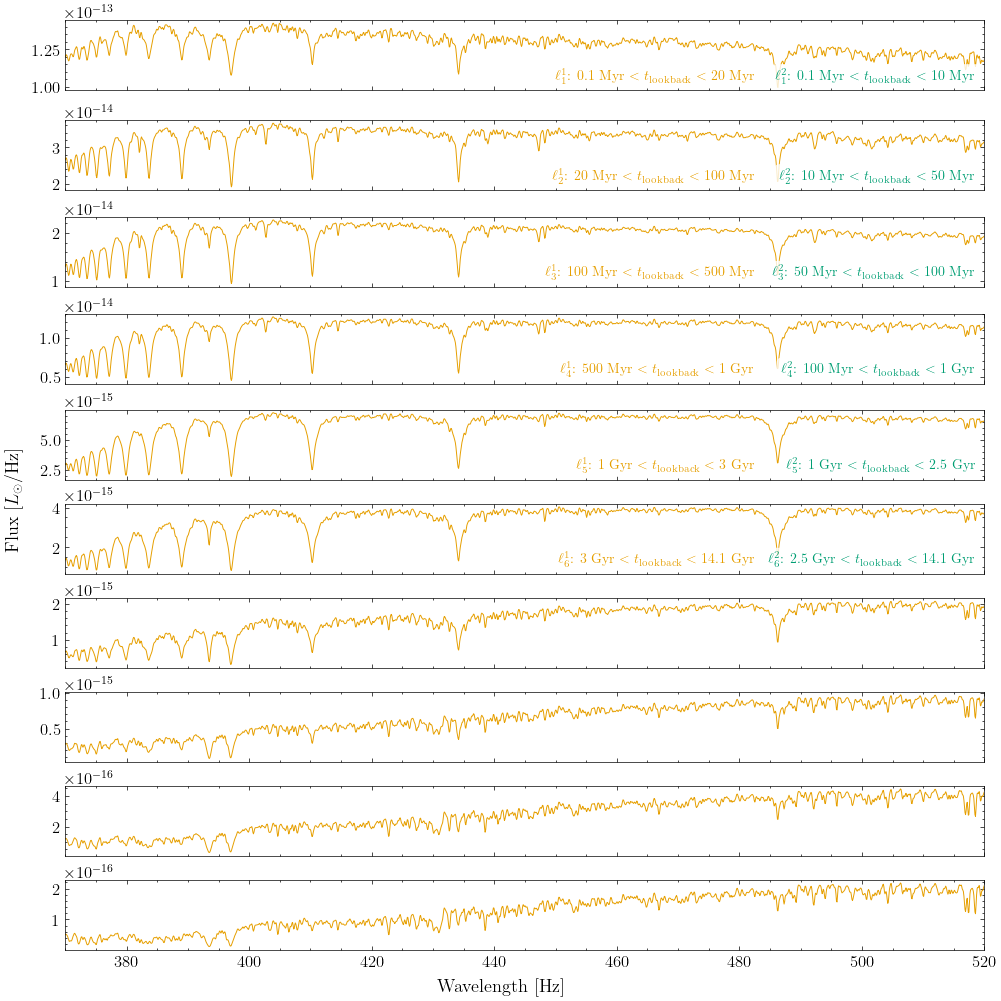
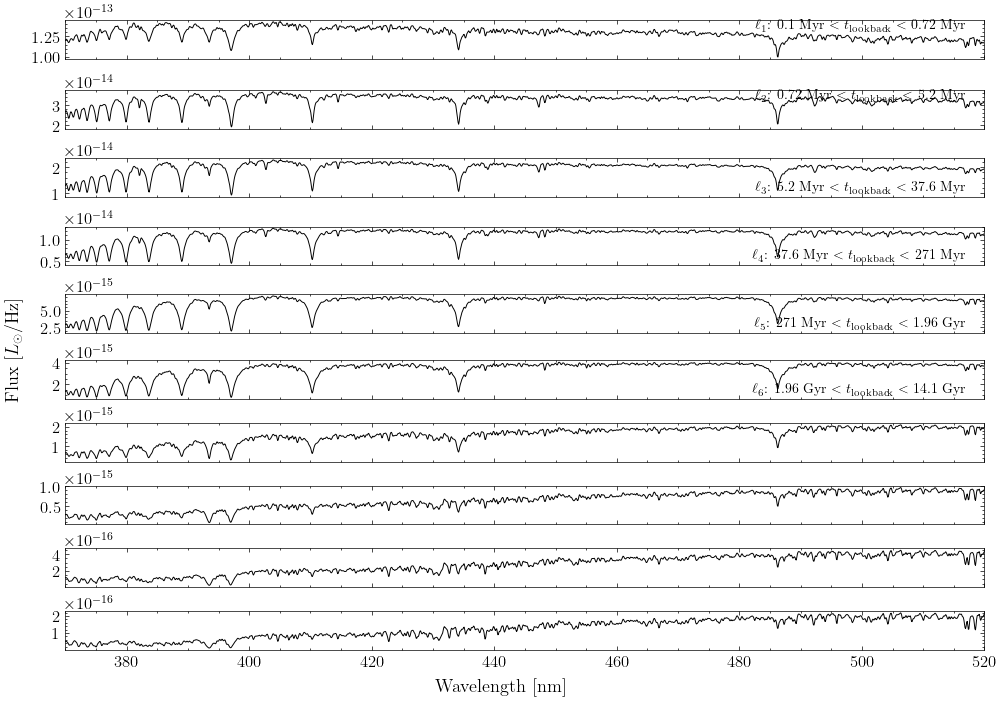
Code edit (unified diff) that turned the first committed figure into the second:
--- before
+++ after
@@ -1,28 +1,34 @@
-fig, ax = plt.subplots(10, 1, figsize=(10, 10), sharex=True, constrained_layout=True)
+fig, ax = plt.subplots(10, 1, figsize=(10, 7), sharex=True, constrained_layout=True)
 
 for i, spec in enumerate(avg_spectra):
-    ax[i].plot(w/10, spec, 'C0', linewidth=0.7)
+    ax[i].plot(w/10, spec, 'k', linewidth=0.7)
 
-label_box = dict(boxstyle='round', facecolor='white', alpha=0.8, edgecolor='none')
+# label_box = dict(boxstyle='round', facecolor='white', alpha=0.8, edgecolor='none')
 
+ax[0].text(0.98, 0.7, '$\\ell_1$: 0.1 Myr $<t_\\mathrm{lookback}<$ 0.72 Myr', transform=ax[0].transAxes, horizontalalignment='right', verticalalignment='bottom', fontsize=10, color='k', fontweight='bold')
+ax[1].text(0.98, 0.7, '$\\ell_2$: 0.72 Myr $<t_\\mathrm{lookback}<$ 5.2 Myr', transform=ax[1].transAxes, horizontalalignment='right', verticalalignment='bottom', fontsize=10, color='k', fontweight='bold')
+ax[2].text(0.98, 0.1, '$\\ell_3$: 5.2 Myr $<t_\\mathrm{lookback}<$ 37.6 Myr', transform=ax[2].transAxes, horizontalalignment='right', verticalalignment='bottom', fontsize=10, color='k', fontweight='bold')
+ax[3].text(0.98, 0.1, '$\\ell_4$: 37.6 Myr $<t_\\mathrm{lookback}<$ 271 Myr', transform=ax[3].transAxes, horizontalalignment='right', verticalalignment='bottom', fontsize=10, color='k', fontweight='bold')
+ax[4].text(0.98, 0.1, '$\\ell_5$: 271 Myr $<t_\\mathrm{lookback}<$ 1.96 Gyr', transform=ax[4].transAxes, horizontalalignment='right', verticalalignment='bottom', fontsize=10, color='k', fontweight='bold')
+ax[5].text(0.98, 0.1, '$\\ell_6$: 1.96 Gyr $<t_\\mathrm{lookback}<$ 14.1 Gyr', transform=ax[5].transAxes, horizontalalignment='right', verticalalignment='bottom', fontsize=10, color='k', fontweight='bold')
 
-ax[0].text(0.75, 0.1, '$\\ell_1^1$: 0.1 Myr $<t_\\mathrm{lookback}<$ 20 Myr', transform=ax[0].transAxes, horizontalalignment='right', verticalalignment='bottom', fontsize=10, color='C0', fontweight='bold', bbox=label_box)
-ax[1].text(0.75, 0.1, '$\\ell_2^1$: 20 Myr $<t_\\mathrm{lookback}<$ 100 Myr', transform=ax[1].transAxes, horizontalalignment='right', verticalalignment='bottom', fontsize=10, color='C0', fontweight='bold', bbox=label_box)
-ax[2].text(0.75, 0.1, '$\\ell_3^1$: 100 Myr $<t_\\mathrm{lookback}<$ 500 Myr', transform=ax[2].transAxes, horizontalalignment='right', verticalalignment='bottom', fontsize=10, color='C0', fontweight='bold', bbox=label_box)
-ax[3].text(0.75, 0.1, '$\\ell_4^1$: 500 Myr $<t_\\mathrm{lookback}<$ 1 Gyr', transform=ax[3].transAxes, horizontalalignment='right', verticalalignment='bottom', fontsize=10, color='C0', fontweight='bold', bbox=label_box)
-ax[4].text(0.75, 0.1, '$\\ell_5^1$: 1 Gyr $<t_\\mathrm{lookback}<$ 3 Gyr', transform=ax[4].transAxes, horizontalalignment='right', verticalalignment='bottom', fontsize=10, color='C0', fontweight='bold', bbox=label_box)
-ax[5].text(0.75, 0.1, '$\\ell_6^1$: 3 Gyr $<t_\\mathrm{lookback}<$ 14.1 Gyr', transform=ax[5].transAxes, horizontalalignment='right', verticalalignment='bottom', fontsize=10, color='C0', fontweight='bold', bbox=label_box)
+# ax[0].text(0.75, 0.1, '$\\ell_1^1$: 0.1 Myr $<t_\\mathrm{lookback}<$ 20 Myr', transform=ax[0].transAxes, horizontalalignment='right', verticalalignment='bottom', fontsize=10, color='C0', fontweight='bold', bbox=label_box)
+# ax[1].text(0.75, 0.1, '$\\ell_2^1$: 20 Myr $<t_\\mathrm{lookback}<$ 100 Myr', transform=ax[1].transAxes, horizontalalignment='right', verticalalignment='bottom', fontsize=10, color='C0', fontweight='bold', bbox=label_box)
+# ax[2].text(0.75, 0.1, '$\\ell_3^1$: 100 Myr $<t_\\mathrm{lookback}<$ 500 Myr', transform=ax[2].transAxes, horizontalalignment='right', verticalalignment='bottom', fontsize=10, color='C0', fontweight='bold', bbox=label_box)
+# ax[3].text(0.75, 0.1, '$\\ell_4^1$: 500 Myr $<t_\\mathrm{lookback}<$ 1 Gyr', transform=ax[3].transAxes, horizontalalignment='right', verticalalignment='bottom', fontsize=10, color='C0', fontweight='bold', bbox=label_box)
+# ax[4].text(0.75, 0.1, '$\\ell_5^1$: 1 Gyr $<t_\\mathrm{lookback}<$ 3 Gyr', transform=ax[4].transAxes, horizontalalignment='right', verticalalignment='bottom', fontsize=10, color='C0', fontweight='bold', bbox=label_box)
+# ax[5].text(0.75, 0.1, '$\\ell_6^1$: 3 Gyr $<t_\\mathrm{lookback}<$ 14.1 Gyr', transform=ax[5].transAxes, horizontalalignment='right', verticalalignment='bottom', fontsize=10, color='C0', fontweight='bold', bbox=label_box)
 
-ax[0].text(0.99, 0.1, '$\\ell_1^2$: 0.1 Myr $<t_\\mathrm{lookback}<$ 10 Myr', transform=ax[0].transAxes, horizontalalignment='right', verticalalignment='bottom', fontsize=10, color='C2', fontweight='bold', bbox=label_box)
-ax[1].text(0.99, 0.1, '$\\ell_2^2$: 10 Myr $<t_\\mathrm{lookback}<$ 50 Myr', transform=ax[1].transAxes, horizontalalignment='right', verticalalignment='bottom', fontsize=10, color='C2', fontweight='bold', bbox=label_box)
-ax[2].text(0.99, 0.1, '$\\ell_3^2$: 50 Myr $<t_\\mathrm{lookback}<$ 100 Myr', transform=ax[2].transAxes, horizontalalignment='right', verticalalignment='bottom', fontsize=10, color='C2', fontweight='bold', bbox=label_box)
-ax[3].text(0.99, 0.1, '$\\ell_4^2$: 100 Myr $<t_\\mathrm{lookback}<$ 1 Gyr', transform=ax[3].transAxes, horizontalalignment='right', verticalalignment='bottom', fontsize=10, color='C2', fontweight='bold', bbox=label_box)
-ax[4].text(0.99, 0.1, '$\\ell_5^2$: 1 Gyr $<t_\\mathrm{lookback}<$ 2.5 Gyr', transform=ax[4].transAxes, horizontalalignment='right', verticalalignment='bottom', fontsize=10, color='C2', fontweight='bold', bbox=label_box)
-ax[5].text(0.99, 0.1, '$\\ell_6^2$: 2.5 Gyr $<t_\\mathrm{lookback}<$ 14.1 Gyr', transform=ax[5].transAxes, horizontalalignment='right', verticalalignment='bottom', fontsize=10, color='C2', fontweight='bold', bbox=label_box)
+# ax[0].text(0.99, 0.1, '$\\ell_1^2$: 0.1 Myr $<t_\\mathrm{lookback}<$ 10 Myr', transform=ax[0].transAxes, horizontalalignment='right', verticalalignment='bottom', fontsize=10, color='C2', fontweight='bold', bbox=label_box)
+# ax[1].text(0.99, 0.1, '$\\ell_2^2$: 10 Myr $<t_\\mathrm{lookback}<$ 50 Myr', transform=ax[1].transAxes, horizontalalignment='right', verticalalignment='bottom', fontsize=10, color='C2', fontweight='bold', bbox=label_box)
+# ax[2].text(0.99, 0.1, '$\\ell_3^2$: 50 Myr $<t_\\mathrm{lookback}<$ 100 Myr', transform=ax[2].transAxes, horizontalalignment='right', verticalalignment='bottom', fontsize=10, color='C2', fontweight='bold', bbox=label_box)
+# ax[3].text(0.99, 0.1, '$\\ell_4^2$: 100 Myr $<t_\\mathrm{lookback}<$ 1 Gyr', transform=ax[3].transAxes, horizontalalignment='right', verticalalignment='bottom', fontsize=10, color='C2', fontweight='bold', bbox=label_box)
+# ax[4].text(0.99, 0.1, '$\\ell_5^2$: 1 Gyr $<t_\\mathrm{lookback}<$ 2.5 Gyr', transform=ax[4].transAxes, horizontalalignment='right', verticalalignment='bottom', fontsize=10, color='C2', fontweight='bold', bbox=label_box)
+# ax[5].text(0.99, 0.1, '$\\ell_6^2$: 2.5 Gyr $<t_\\mathrm{lookback}<$ 14.1 Gyr', transform=ax[5].transAxes, horizontalalignment='right', verticalalignment='bottom', fontsize=10, color='C2', fontweight='bold', bbox=label_box)
 
 ax[0].set_xlim(370,520)
 fig.supylabel(f'Flux [$L_\\odot/\\mathrm{{Hz}}$]')
-fig.supxlabel('Wavelength [Hz]')
+fig.supxlabel('Wavelength [nm]')
 
-#plt.savefig('/home/vmehta/honours-project/thesis/figures/sfh_two6bins.pdf', format='pdf')
+#plt.savefig('/home/vmehta/honours-project/thesis/figures/sfh_6bins.pdf', format='pdf')
 plt.show()

Commit: about to yeet myself into the abyss